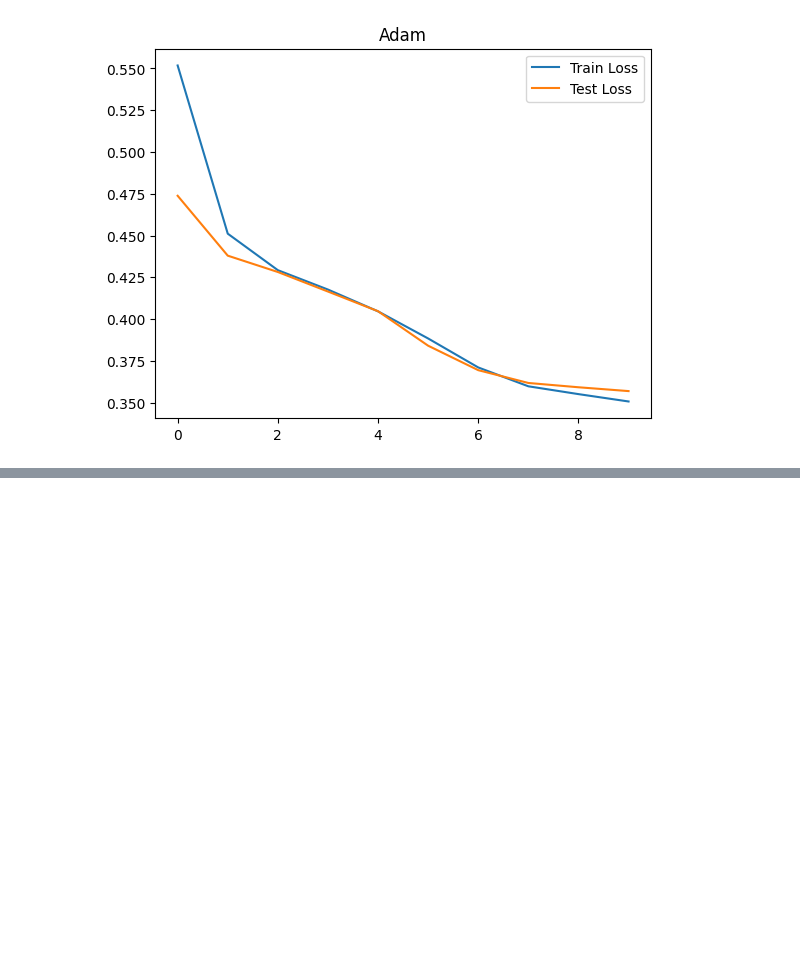
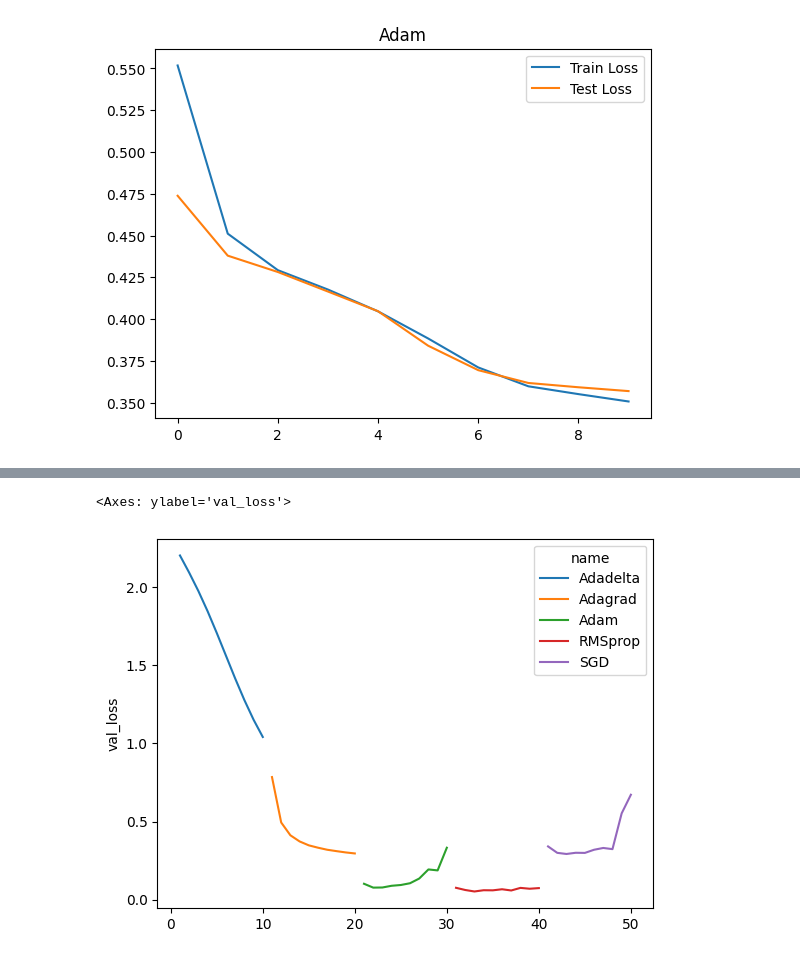
Before and after one commit to anidec25/Neutral-Networks, a Jupyter notebook: ANN/optimizer.ipynb, the cells around one changed output, grey strips where cells are left out. Cells and saved outputs as stored; diff of their text form; code cells hidden in the pictures; blank space fills up the shorter version.

```diff
--- a/ANN/optimizer.ipynb
+++ b/ANN/optimizer.ipynb
@@ -314,0 +349,37 @@ adam()
+# %%
+## Building the model
+batch_size=64
+num_classes=10
+epochs=10
+
+def build_model(optimizer):
+
+    model=Sequential()
+    model.add(Conv2D(32,kernel_size=(3,3),activation='relu',input_shape=input_shape))
+    model.add(MaxPooling2D(pool_size=(2,2)))
+    model.add(Dropout(0.25))
+    model.add(Flatten())
+    model.add(Dense(256, activation='relu'))
+    model.add(Dropout(0.5))
+    model.add(Dense(num_classes, activation='softmax'))
+    model.compile(loss=keras.losses.categorical_crossentropy, optimizer= optimizer, metrics=['accuracy'])
+
+    return model
+# %%
+## Training the Model
+optimizers = ['Adadelta', 'Adagrad', 'Adam', 'RMSprop', 'SGD']
+loss = []
+val_loss = []
+name = []
+
+for i in optimizers:
+		model = build_model(i)
+		hist=model.fit(x_train, y_train, batch_size=batch_size, epochs=epochs, verbose=0, validation_data=(x_test,y_test))
+		loss.extend(hist.history['loss'])
+		val_loss.extend(hist.history['val_loss'])
+		name.extend([i] * epochs)
+# %%
+train_history = pd.DataFrame({'name':name,
+              'loss':loss,
+              'val_loss':val_loss
+              })
@@ -314,0 +400,8 @@ adam()
+# %%
+sns.lineplot(data=train_history,
+             hue='name',
+             x=np.arange(1,51),
+             y='val_loss')
+# %% [output]
+<Axes: ylabel='val_loss'>
+[figure, added]
```
Also changed, not shown: parts of 6 cells of this notebook, 1 other file.
